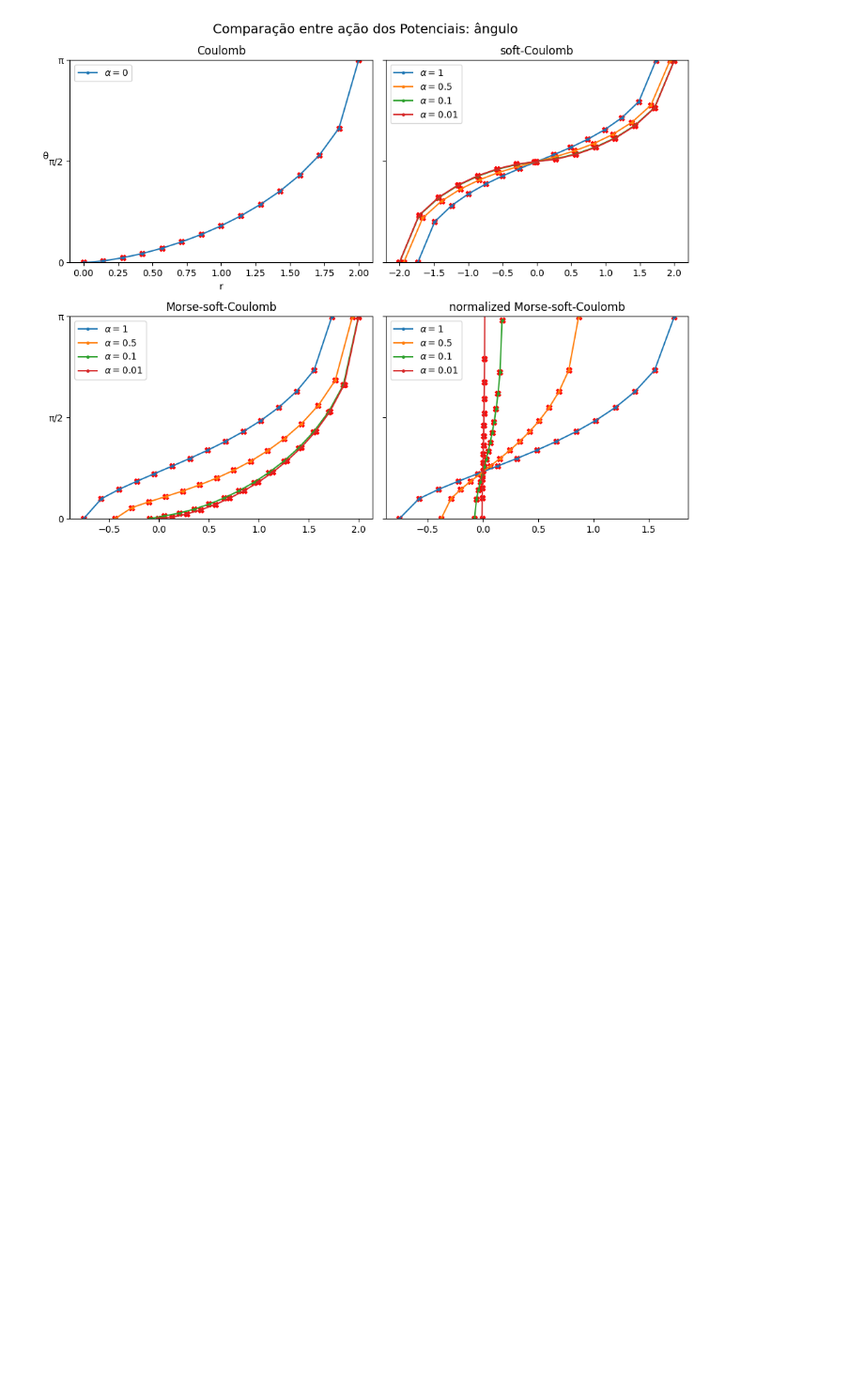
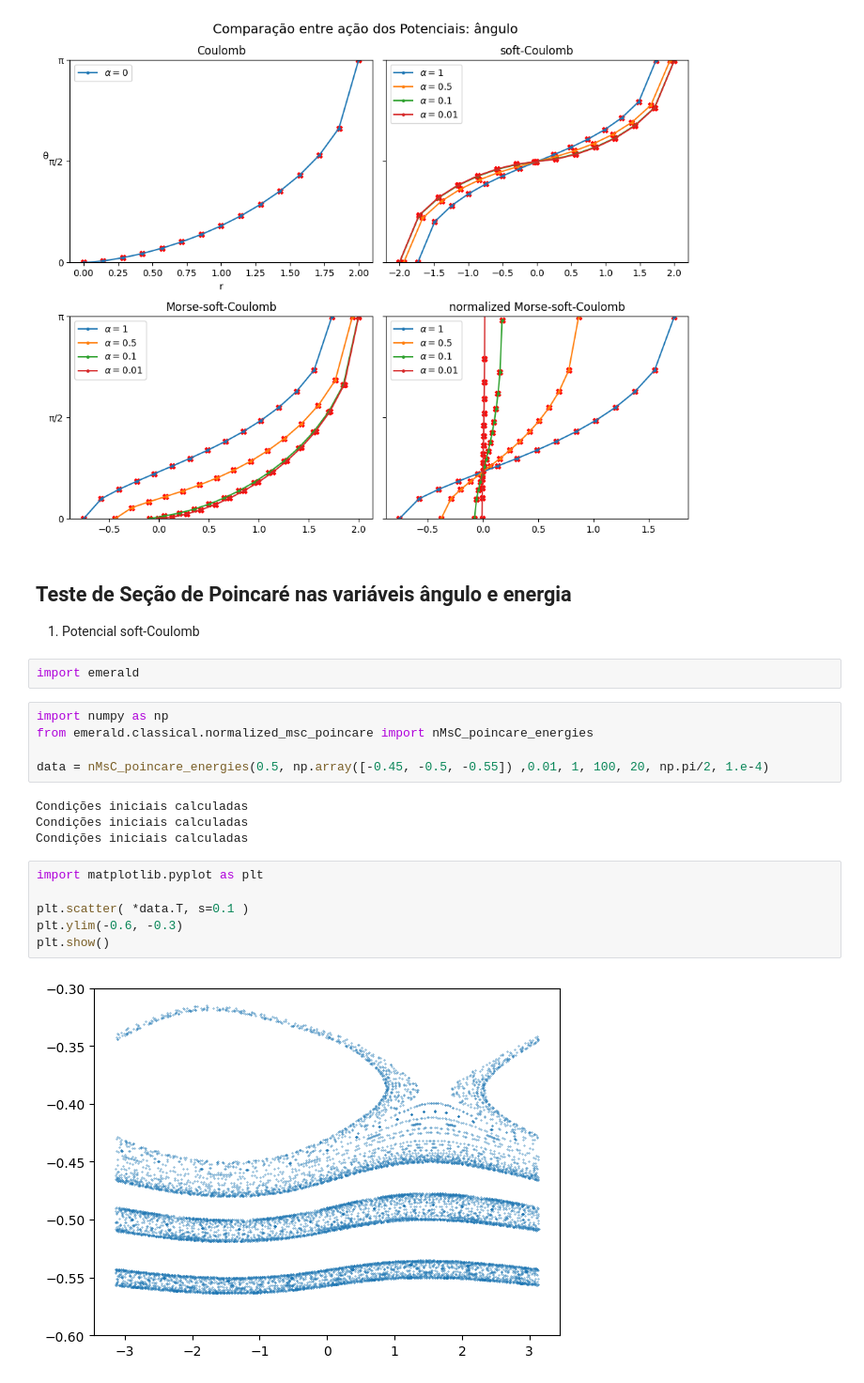
Before and after one commit to Gabriel-Amici/MorseCoulomb, a Jupyter notebook: notebooks/development/potential_comparison/potentials.ipynb, the cells around one changed output. Shown at 94% size. Drawn from its saved outputs; the diff is of its cells as text; blank space fills up the shorter version.

Commit message:
Poincaré section functions updated, minor bug fixes and further comparison between potentials.

```diff
--- a/notebooks/development/potential_comparison/potentials.ipynb
+++ b/notebooks/development/potential_comparison/potentials.ipynb
@@ -294,3 +294,25 @@ plt.tight_layout()
 plt.show()
 # %% [output]
 [figure]
+# %% [markdown]
+## Teste de Seção de Poincaré nas variáveis ângulo e energia
+1. Potencial soft-Coulomb
+# %%
+import emerald
+# %%
+import numpy as np
+from emerald.classical.normalized_msc_poincare import nMsC_poincare_energies
+
+data = nMsC_poincare_energies(0.5, np.array([-0.45, -0.5, -0.55]) ,0.01, 1, 100, 20, np.pi/2, 1.e-4)
+# %% [output]
+Condições iniciais calculadas
+Condições iniciais calculadas
+Condições iniciais calculadas
+# %%
+import matplotlib.pyplot as plt
+
+plt.scatter( *data.T, s=0.1 )
+plt.ylim(-0.6, -0.3)
+plt.show()
+# %% [output]
+[figure, added]
```
Also changed, not shown: parts of 1 cell of this notebook, 4 other files.
